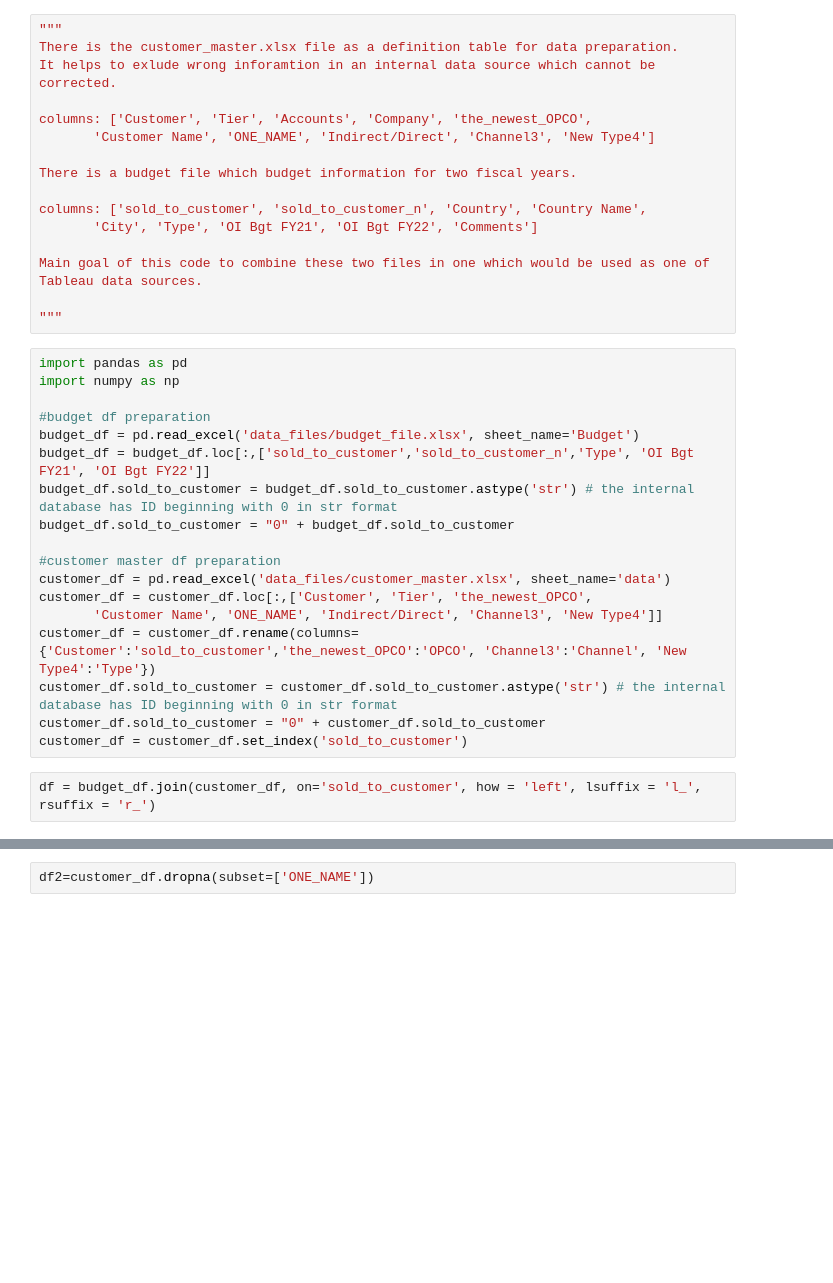
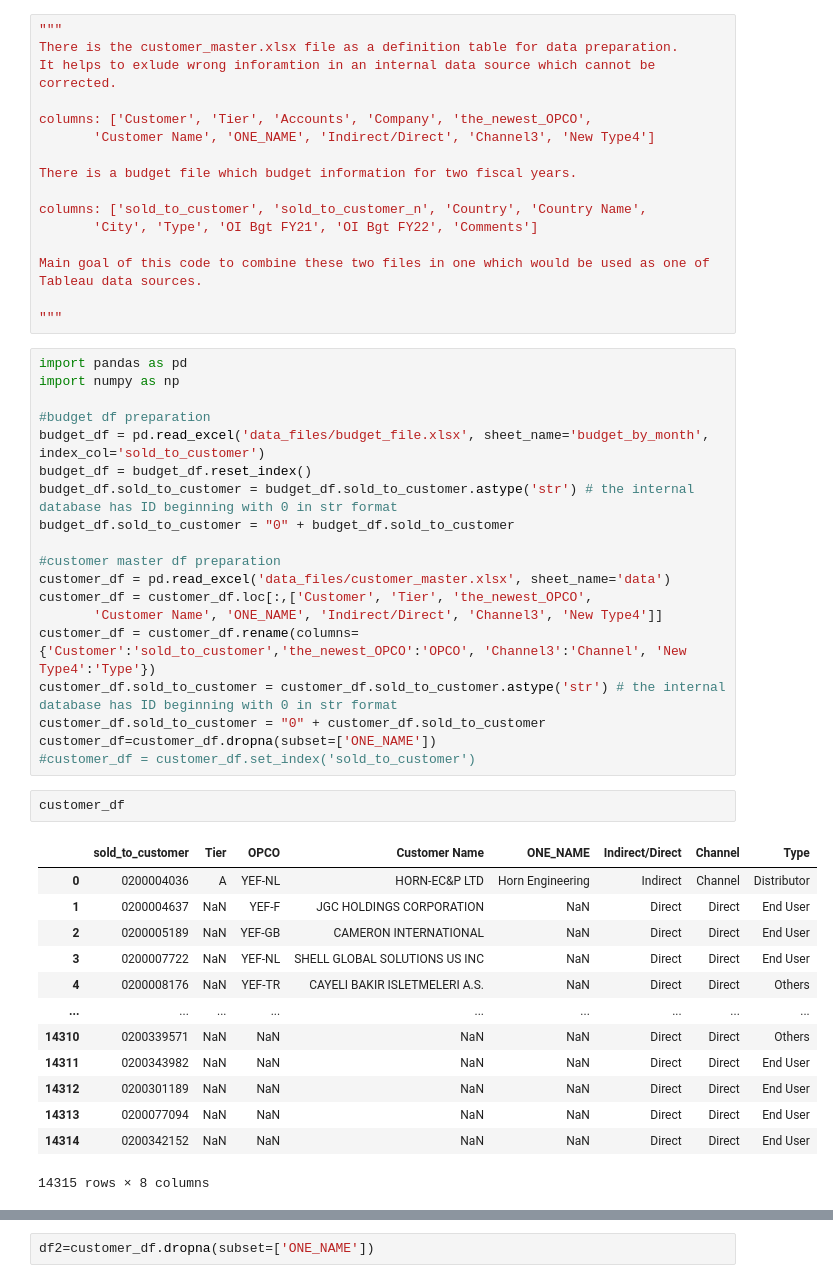
Before and after one commit to alexey198631/data_preps, a Jupyter notebook: prj_23001_dashborad_prep/budget_file_source_prep.ipynb, the cells around one changed output, grey strips where cells are left out. Cells and saved outputs as stored; diff of their text form; blank space fills up the shorter version.

```diff
--- a/prj_23001_dashborad_prep/budget_file_source_prep.ipynb
+++ b/prj_23001_dashborad_prep/budget_file_source_prep.ipynb
@@ -20,8 +20,8 @@ import pandas as pd
 import numpy as np
 
 #budget df preparation
-budget_df = pd.read_excel('data_files/budget_file.xlsx', sheet_name='Budget')
-budget_df = budget_df.loc[:,['sold_to_customer','sold_to_customer_n','Type', 'OI Bgt FY21', 'OI Bgt FY22']]
+budget_df = pd.read_excel('data_files/budget_file.xlsx', sheet_name='budget_by_month', index_col='sold_to_customer')
+budget_df = budget_df.reset_index()
 budget_df.sold_to_customer = budget_df.sold_to_customer.astype('str') # the internal database has ID beginning with 0 in str format
 budget_df.sold_to_customer = "0" + budget_df.sold_to_customer
 
@@ -32,6 +32,21 @@ customer_df = customer_df.loc[:,['Customer', 'Tier', 'the_newest_OPCO',
 customer_df = customer_df.rename(columns={'Customer':'sold_to_customer','the_newest_OPCO':'OPCO', 'Channel3':'Channel', 'New Type4':'Type'})
 customer_df.sold_to_customer = customer_df.sold_to_customer.astype('str') # the internal database has ID beginning with 0 in str format
 customer_df.sold_to_customer = "0" + customer_df.sold_to_customer
-customer_df = customer_df.set_index('sold_to_customer')
+customer_df=customer_df.dropna(subset=['ONE_NAME'])
+#customer_df = customer_df.set_index('sold_to_customer')
-# %%
-df = budget_df.join(customer_df, on='sold_to_customer', how = 'left', lsuffix = 'l_', rsuffix = 'r_')
+# %%
+customer_df
+# %% [output]
+|  | sold_to_customer | Tier | OPCO | Customer Name | ONE_NAME | Indirect/Direct | Channel | Type |
+| 0 | 0200004036 | A | YEF-NL | HORN-EC&P LTD | Horn Engineering | Indirect | Channel | Distributor |
+| 1 | 0200004637 | NaN | YEF-F | JGC HOLDINGS CORPORATION | NaN | Direct | Direct | End User |
+| 2 | 0200005189 | NaN | YEF-GB | CAMERON INTERNATIONAL | NaN | Direct | Direct | End User |
+| 3 | 0200007722 | NaN | YEF-NL | SHELL GLOBAL SOLUTIONS US INC | NaN | Direct | Direct | End User |
+| 4 | 0200008176 | NaN | YEF-TR | CAYELI BAKIR ISLETMELERI A.S. | NaN | Direct | Direct | Others |
+| ... | ... | ... | ... | ... | ... | ... | ... | ... |
+| 14310 | 0200339571 | NaN | NaN | NaN | NaN | Direct | Direct | Others |
+| 14311 | 0200343982 | NaN | NaN | NaN | NaN | Direct | Direct | End User |
+| 14312 | 0200301189 | NaN | NaN | NaN | NaN | Direct | Direct | End User |
+| 14313 | 0200077094 | NaN | NaN | NaN | NaN | Direct | Direct | End User |
+| 14314 | 0200342152 | NaN | NaN | NaN | NaN | Direct | Direct | End User |
+14315 rows × 8 columns
```
Also changed, not shown: parts of 19 cells of this notebook, 1 other file.
